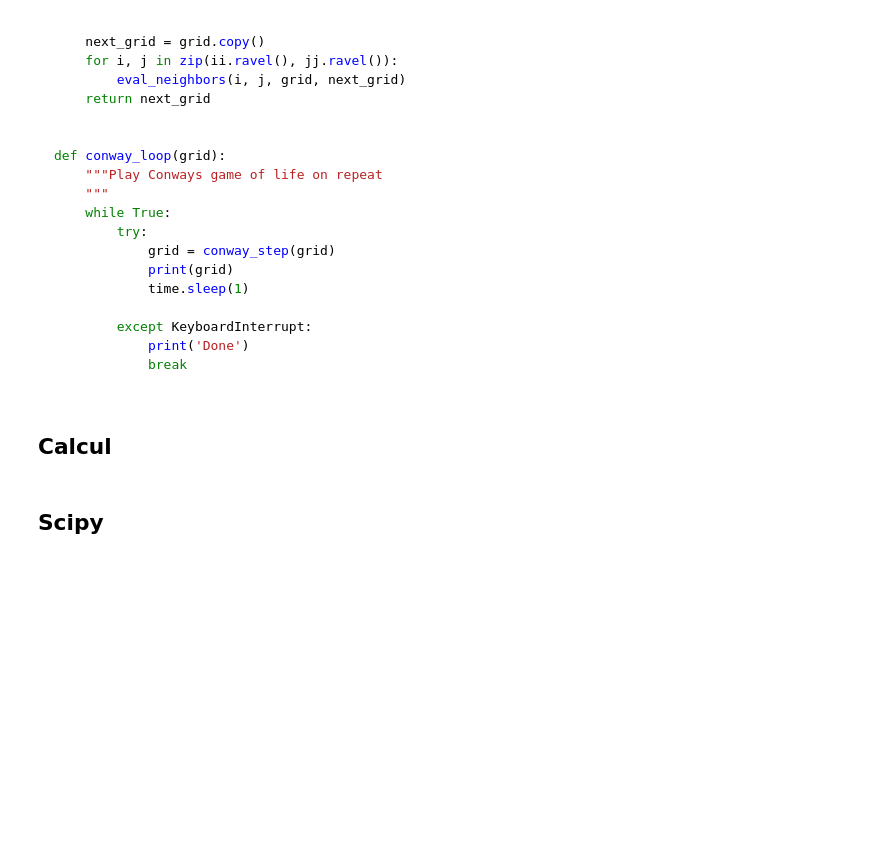
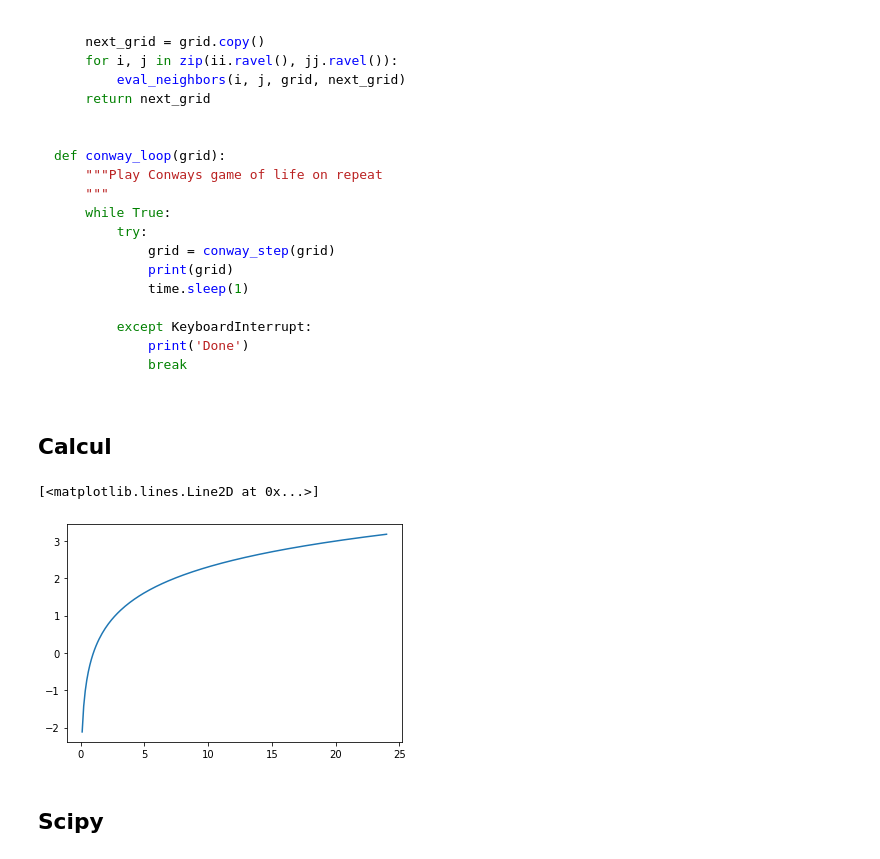
Before and after one commit to glyg/formation_IFPEN, a Jupyter notebook: Chapitre2.ipynb, the cells around one changed output. Cells and saved outputs as stored; diff of their text form; code cells hidden in the pictures; blank space fills up the shorter version.

```diff
--- a/Chapitre2.ipynb
+++ b/Chapitre2.ipynb
@@ -111,3 +302,13 @@ def conway_loop(grid):
+# %%
+
+x = np.linspace(0, 24, 200)
+y = np.log(x)
+z = x * y / 12
+# %%
+plt.plot(x, y)
+# %% [output]
+[<matplotlib.lines.Line2D at 0x...>]
+[figure, added]
 # %% [markdown]
 ## Scipy
 # %% [markdown]
```
Also changed, not shown: parts of 72 cells of this notebook, 5 other files.
